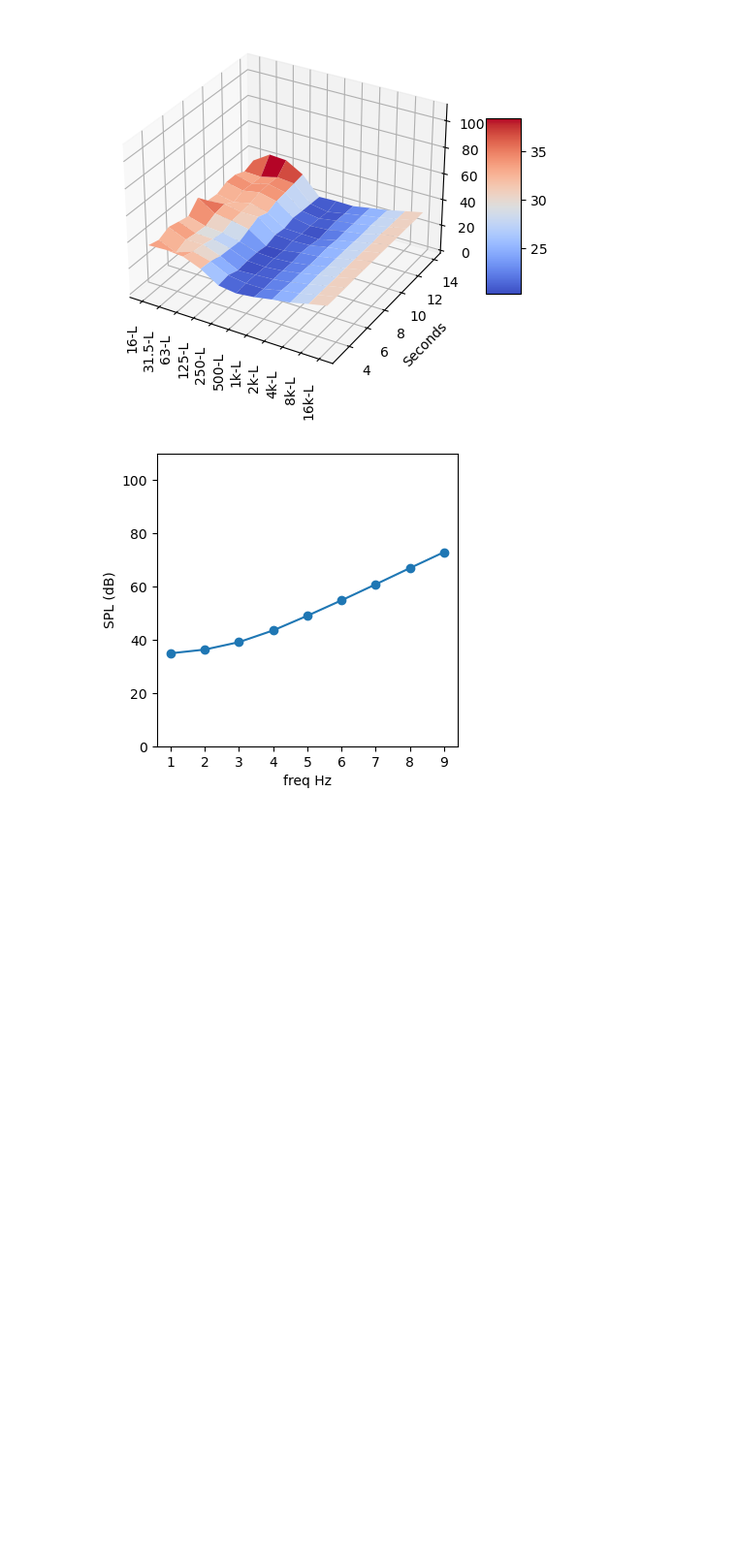
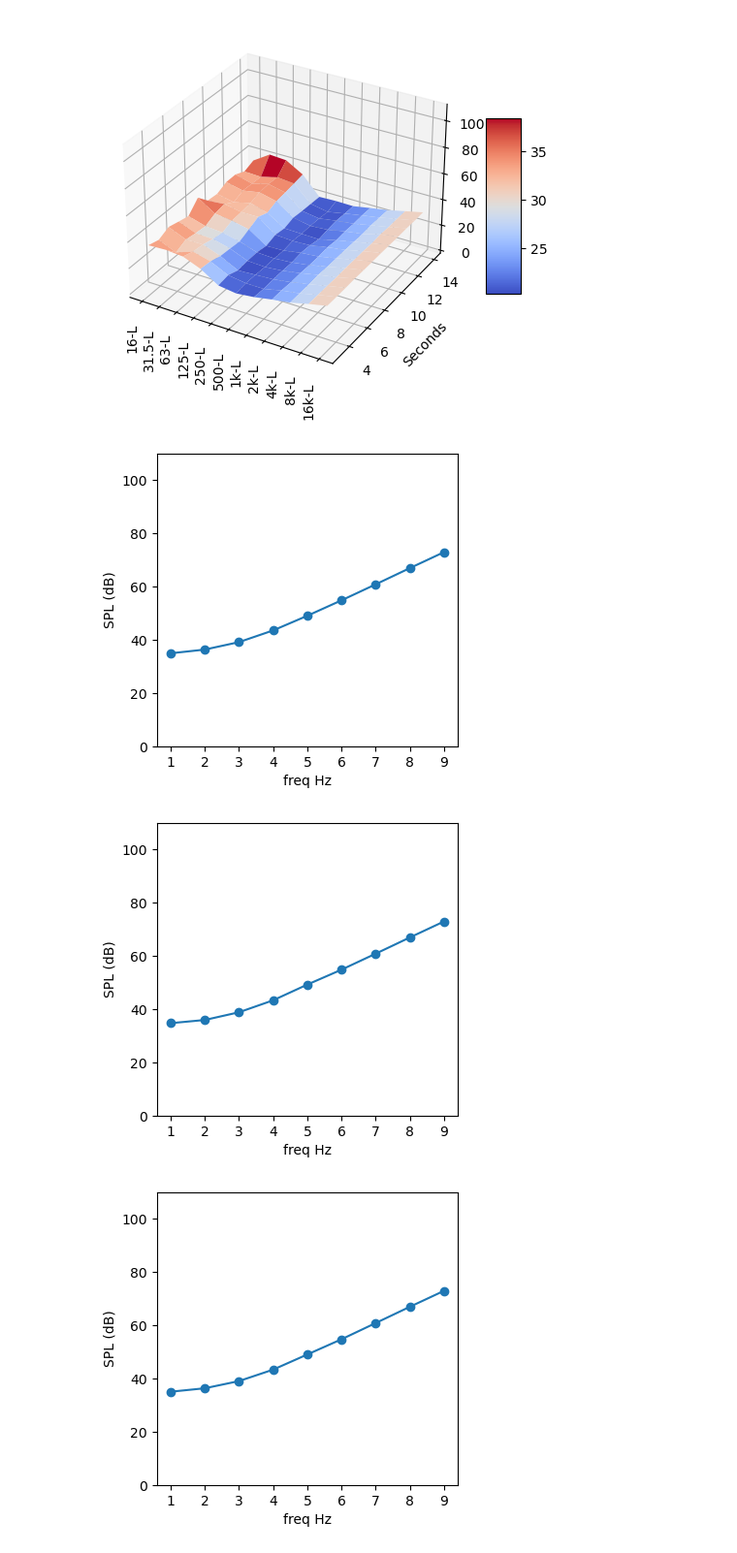
Before and after one commit to VibrasticLab/pikoakustik, a Jupyter notebook: document/hasil_ukur_lanjutan/python/ITBDataProcess.ipynb, the cells around one changed output. Shown: that part at 97% size. Cells and saved outputs as stored; diff of their text form; code cells hidden in the pictures; blank space fills up the shorter version.

```diff
--- a/document/hasil_ukur_lanjutan/python/ITBDataProcess.ipynb
+++ b/document/hasil_ukur_lanjutan/python/ITBDataProcess.ipynb
@@ -82,5 +82,9 @@ PlotSPL3D(
 [figure]
 # %%
 PlotSPLPoint(datpol.Ukur_OutDown, datpol.Day3_Bose1_Down[0,0,:])
+PlotSPLPoint(datpol.Ukur_OutDown, datpol.Day3_Bose1_Down[1,0,:])
+PlotSPLPoint(datpol.Ukur_OutDown, datpol.Day3_Bose1_Down[2,0,:])
 # %% [output]
 [figure]
+[figure, added]
+[figure, added]
```
Also changed, not shown: parts of 1 cell of this notebook.
